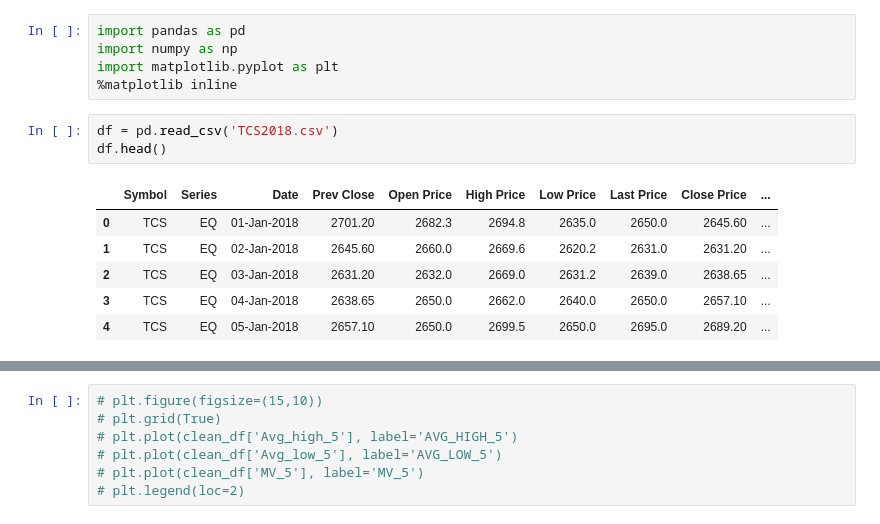
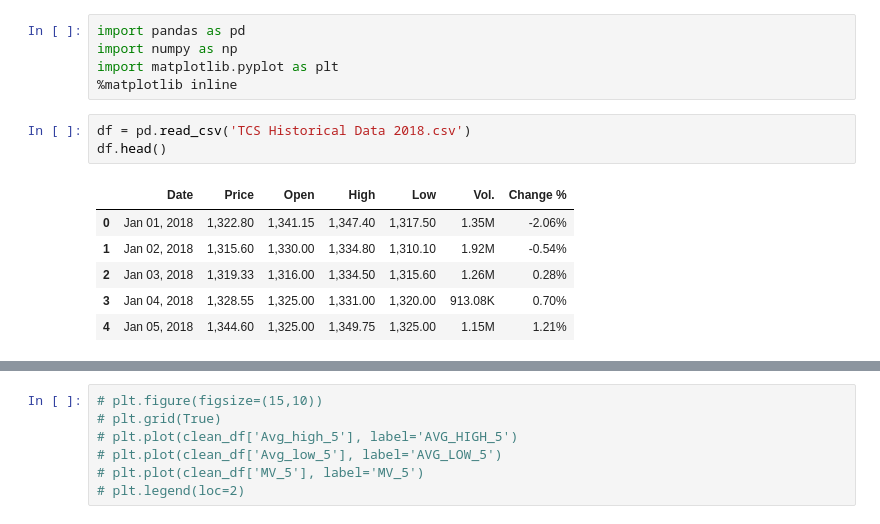
Before and after one commit to anshulgera/BreakoutSystem, a Jupyter notebook: TCS2018Analysis.ipynb, the cells around one changed output, grey strips where cells are left out. Saved outputs shown, nothing was run; the diff lists cells and outputs as text.

```diff
--- a/TCS2018Analysis.ipynb
+++ b/TCS2018Analysis.ipynb
@@ -4,13 +4,13 @@ import numpy as np
 import matplotlib.pyplot as plt
 %matplotlib inline
 # %%
-df = pd.read_csv('TCS2018.csv')
+df = pd.read_csv('TCS Historical Data 2018.csv')
 df.head()
 # %% [output]
-|  | Symbol | Series | Date | Prev Close | Open Price | High Price | Low Price | Last Price | Close Price | ... |
-| 0 | TCS | EQ | 01-Jan-2018 | 2701.20 | 2682.3 | 2694.8 | 2635.0 | 2650.0 | 2645.60 | ... |
-| 1 | TCS | EQ | 02-Jan-2018 | 2645.60 | 2660.0 | 2669.6 | 2620.2 | 2631.0 | 2631.20 | ... |
-| 2 | TCS | EQ | 03-Jan-2018 | 2631.20 | 2632.0 | 2669.0 | 2631.2 | 2639.0 | 2638.65 | ... |
-| 3 | TCS | EQ | 04-Jan-2018 | 2638.65 | 2650.0 | 2662.0 | 2640.0 | 2650.0 | 2657.10 | ... |
-| 4 | TCS | EQ | 05-Jan-2018 | 2657.10 | 2650.0 | 2699.5 | 2650.0 | 2695.0 | 2689.20 | ... |
+|  | Date | Price | Open | High | Low | Vol. | Change % |
+| 0 | Jan 01, 2018 | 1,322.80 | 1,341.15 | 1,347.40 | 1,317.50 | 1.35M | -2.06% |
+| 1 | Jan 02, 2018 | 1,315.60 | 1,330.00 | 1,334.80 | 1,310.10 | 1.92M | -0.54% |
+| 2 | Jan 03, 2018 | 1,319.33 | 1,316.00 | 1,334.50 | 1,315.60 | 1.26M | 0.28% |
+| 3 | Jan 04, 2018 | 1,328.55 | 1,325.00 | 1,331.00 | 1,320.00 | 913.08K | 0.70% |
+| 4 | Jan 05, 2018 | 1,344.60 | 1,325.00 | 1,349.75 | 1,325.00 | 1.15M | 1.21% |
 # %%
```
Also changed, not shown: parts of 10 cells of this notebook, 1 other file.
